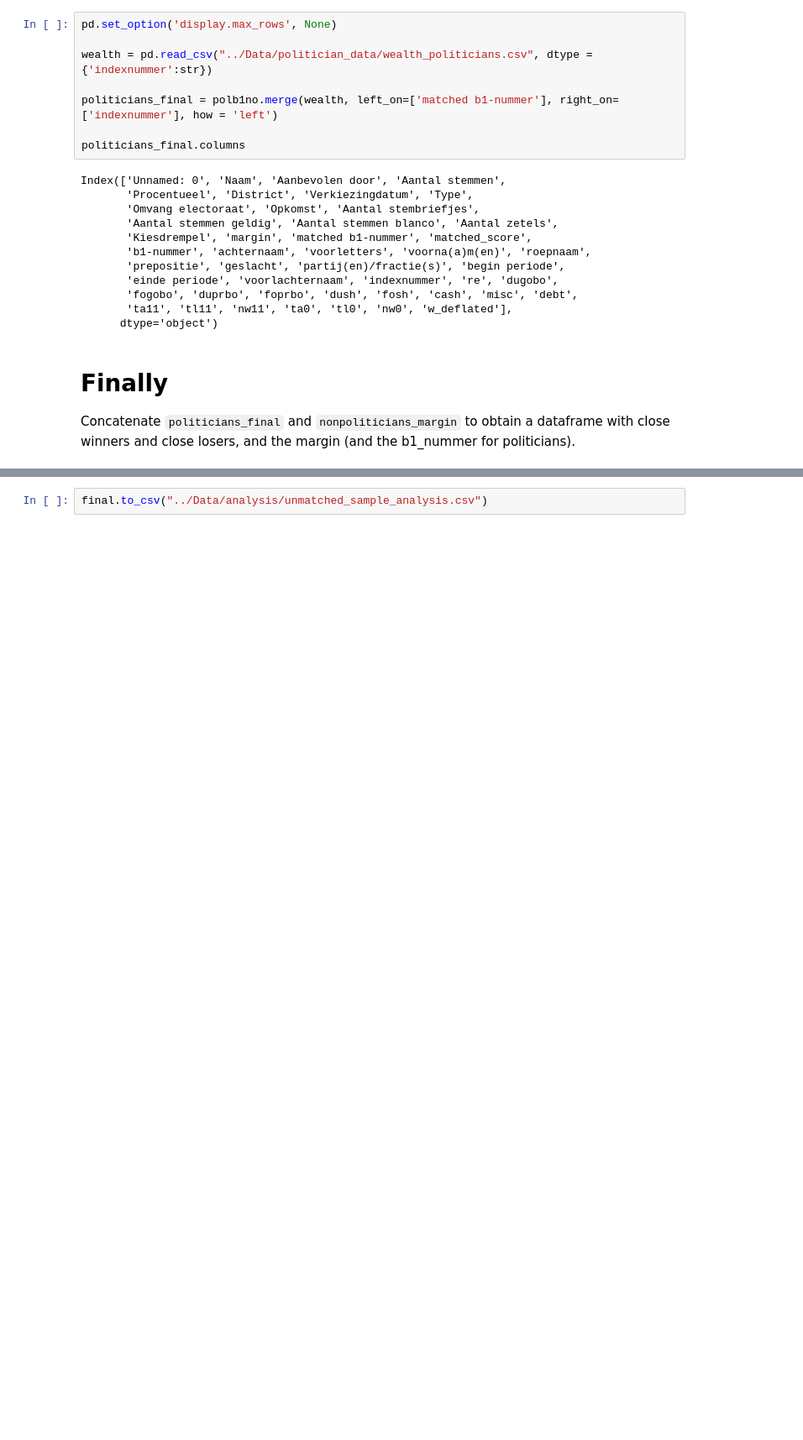
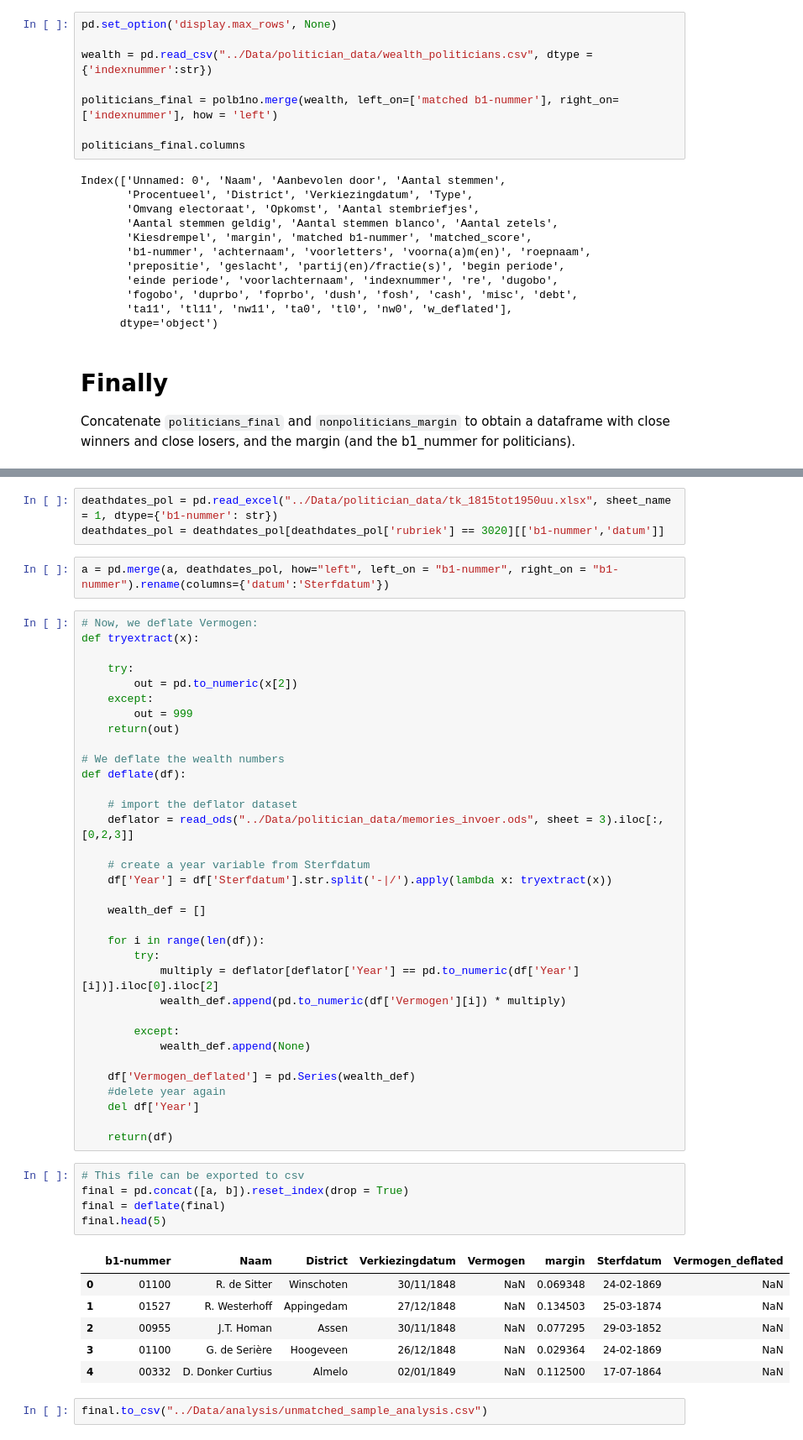
Before and after one commit to basm92/Polrents, a Jupyter notebook: Code/data_to_analysis_unmatched.ipynb, the cells around one changed output, grey strips where cells are left out. Shown at 84% size. Cells and saved outputs as stored; diff of their text form; blank space fills up the shorter version.

```diff
--- a/Code/data_to_analysis_unmatched.ipynb
+++ b/Code/data_to_analysis_unmatched.ipynb
@@ -316,2 +324,53 @@ final = pd.concat([a, b])
+# %%
+deathdates_pol = pd.read_excel("../Data/politician_data/tk_1815tot1950uu.xlsx", sheet_name = 1, dtype={'b1-nummer': str})
+deathdates_pol = deathdates_pol[deathdates_pol['rubriek'] == 3020][['b1-nummer','datum']]
+# %%
+a = pd.merge(a, deathdates_pol, how="left", left_on = "b1-nummer", right_on = "b1-nummer").rename(columns={'datum':'Sterfdatum'})
+# %%
+# Now, we deflate Vermogen:
+def tryextract(x):
+
+    try:
+        out = pd.to_numeric(x[2])
+    except:
+        out = 999
+    return(out)
+
+# We deflate the wealth numbers
+def deflate(df):
+
+    # import the deflator dataset
+    deflator = read_ods("../Data/politician_data/memories_invoer.ods", sheet = 3).iloc[:,[0,2,3]]
+
+    # create a year variable from Sterfdatum
+    df['Year'] = df['Sterfdatum'].str.split('-|/').apply(lambda x: tryextract(x))
+
+    wealth_def = []
+
+    for i in range(len(df)):
+        try:
+            multiply = deflator[deflator['Year'] == pd.to_numeric(df['Year'][i])].iloc[0].iloc[2]
+            wealth_def.append(pd.to_numeric(df['Vermogen'][i]) * multiply)
+
+        except:
+            wealth_def.append(None)
+
+    df['Vermogen_deflated'] = pd.Series(wealth_def)
+    #delete year again
+    del df['Year']
+
+    return(df)
+# %%
+# This file can be exported to csv
+final = pd.concat([a, b]).reset_index(drop = True)
+final = deflate(final)
+final.head(5)
+# %% [output]
+|  | b1-nummer | Naam | District | Verkiezingdatum | Vermogen | margin | Sterfdatum | Vermogen_deflated |
+| 0 | 01100 | R. de Sitter | Winschoten | 30/11/1848 | NaN | 0.069348 | 24-02-1869 | NaN |
+| 1 | 01527 | R. Westerhoff | Appingedam | 27/12/1848 | NaN | 0.134503 | 25-03-1874 | NaN |
+| 2 | 00955 | J.T. Homan | Assen | 30/11/1848 | NaN | 0.077295 | 29-03-1852 | NaN |
+| 3 | 01100 | G. de Serière | Hoogeveen | 26/12/1848 | NaN | 0.029364 | 24-02-1869 | NaN |
+| 4 | 00332 | D. Donker Curtius | Almelo | 02/01/1849 | NaN | 0.112500 | 17-07-1864 | NaN |
 # %%
 final.to_csv("../Data/analysis/unmatched_sample_analysis.csv")
```
Also changed, not shown: parts of 4 cells of this notebook, 4 other files.
